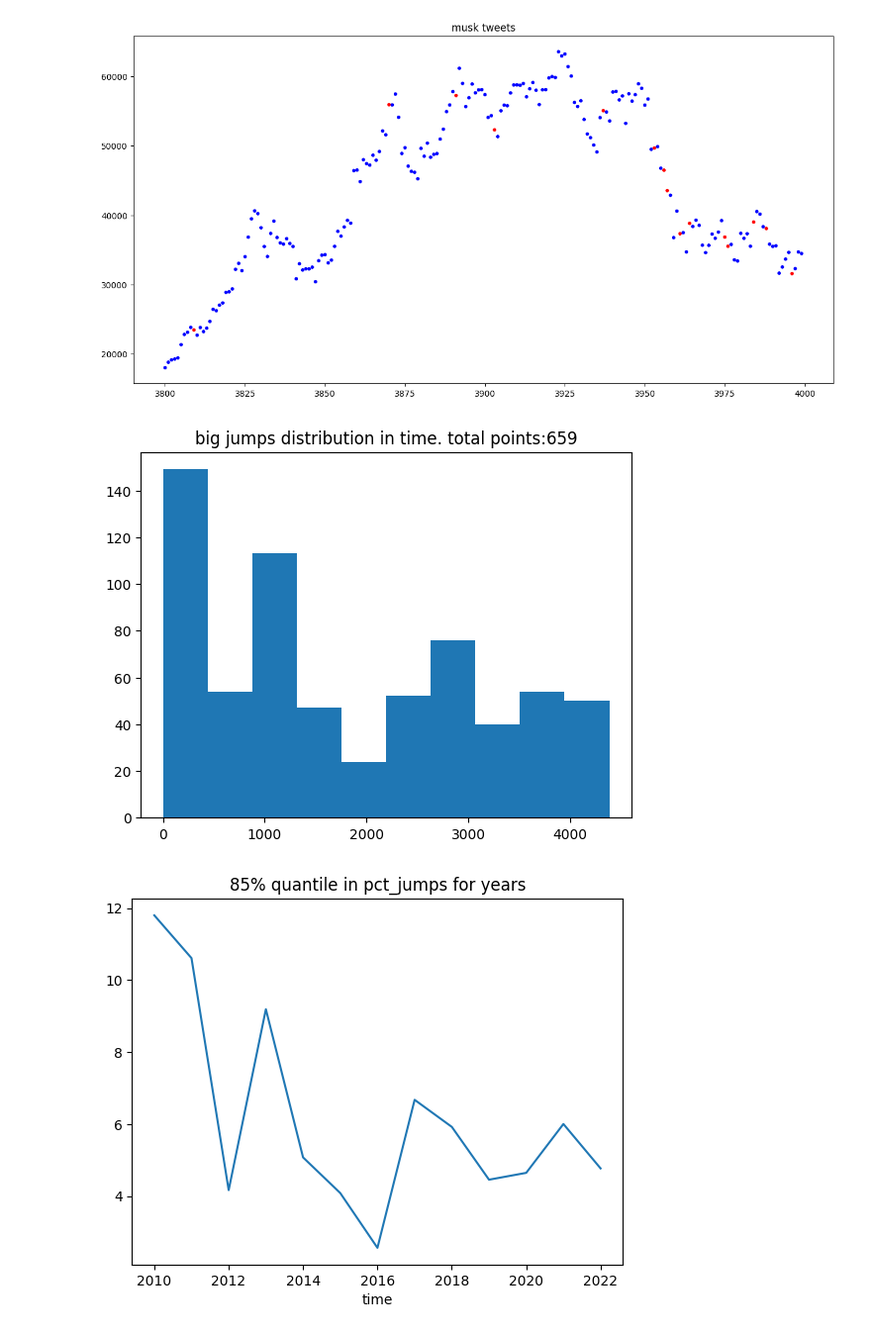
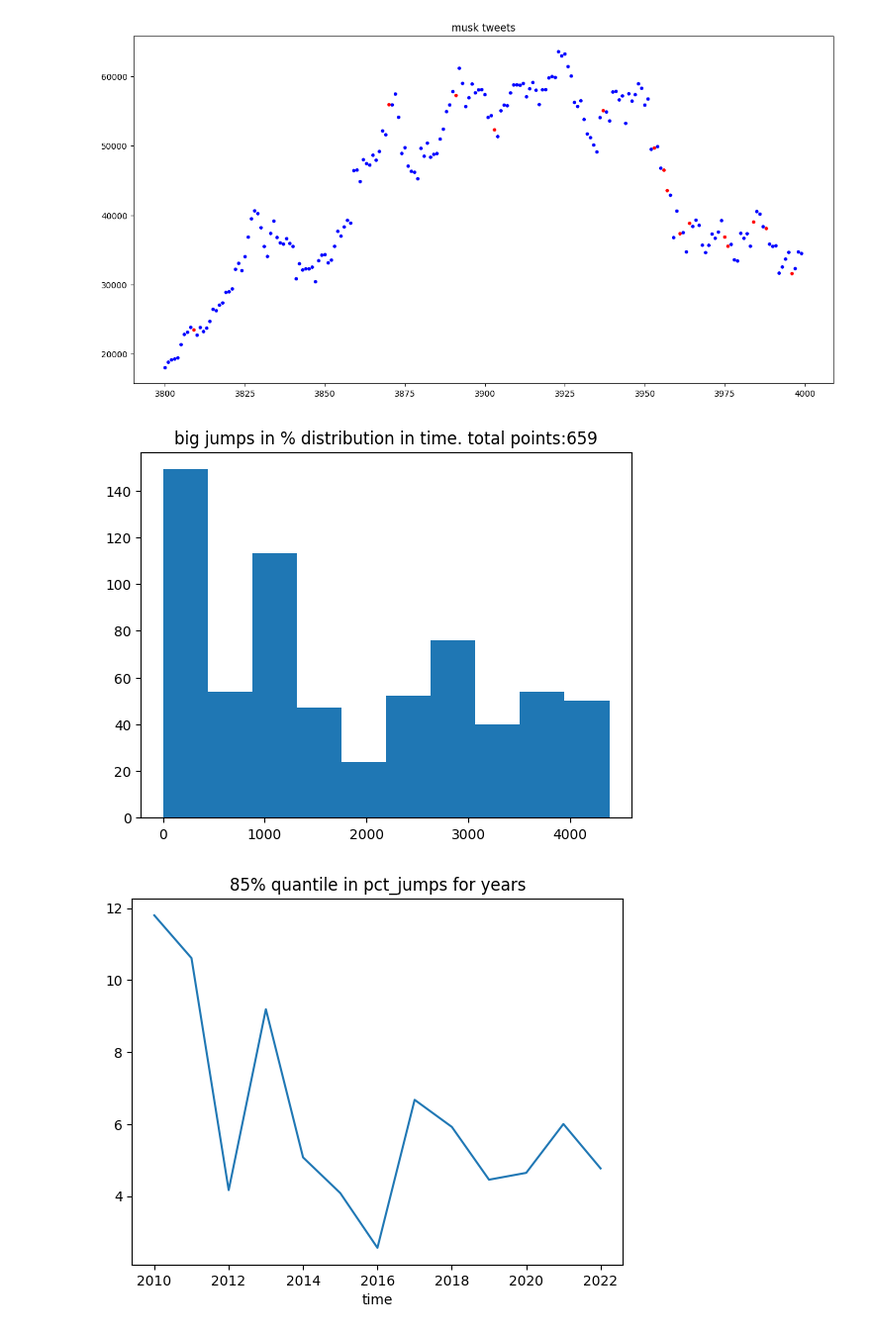
Before and after one commit to Marci0707/CryptoPredictions, a Jupyter notebook: useful_notebooks/anomalies.ipynb, the cells around one changed output. Shown at 99% size. Drawn from its saved outputs; the diff is of its cells as text; code cells hidden in the pictures.

Commit message:
preprocessing pipeline and further data analysis.

```diff
--- a/useful_notebooks/anomalies.ipynb
+++ b/useful_notebooks/anomalies.ipynb
@@ -2,7 +2,7 @@
 import pandas as pd
 closing_prices = pd.read_csv('../cryptoCompareData/btc_prices.csv')[['close','time']]
 closing_prices['time'] = pd.to_datetime(closing_prices['time'])
-closing_prices = pd.read_csv('../cryptoCompareData/btc_social.csv')
+social_data = pd.read_csv('../cryptoCompareData/btc_social.csv')
 # %% [markdown]
 ## speed constraints
 # %%
@@ -78,13 +78,13 @@ Text(0.5, 1.0, 'musk tweets')
 # %%
 import numpy as np
 import matplotlib.pyplot as plt
 quantile = np.abs(closing_prices['pct_jumps']).quantile(0.85)
 jumps = closing_prices['pct_jumps'][np.abs(closing_prices['pct_jumps']) > quantile]
 jump_indices = jumps.index
 plt.hist(jump_indices)
-plt.title('big jumps distribution in time. total points:'+str(len(jump_indices)));
+plt.title('big jumps in % distribution in time. total points:'+str(len(jump_indices)));
 # %% [output]
-[figure, old version]
+[figure, new version]
 # %%
 abs_pct_changes = closing_prices.loc[:,['pct_jumps','time']]
 abs_pct_changes['pct_jumps'] = np.abs(abs_pct_changes['pct_jumps'])
```
Also changed, not shown: parts of 7 cells of this notebook, 5 other files.
